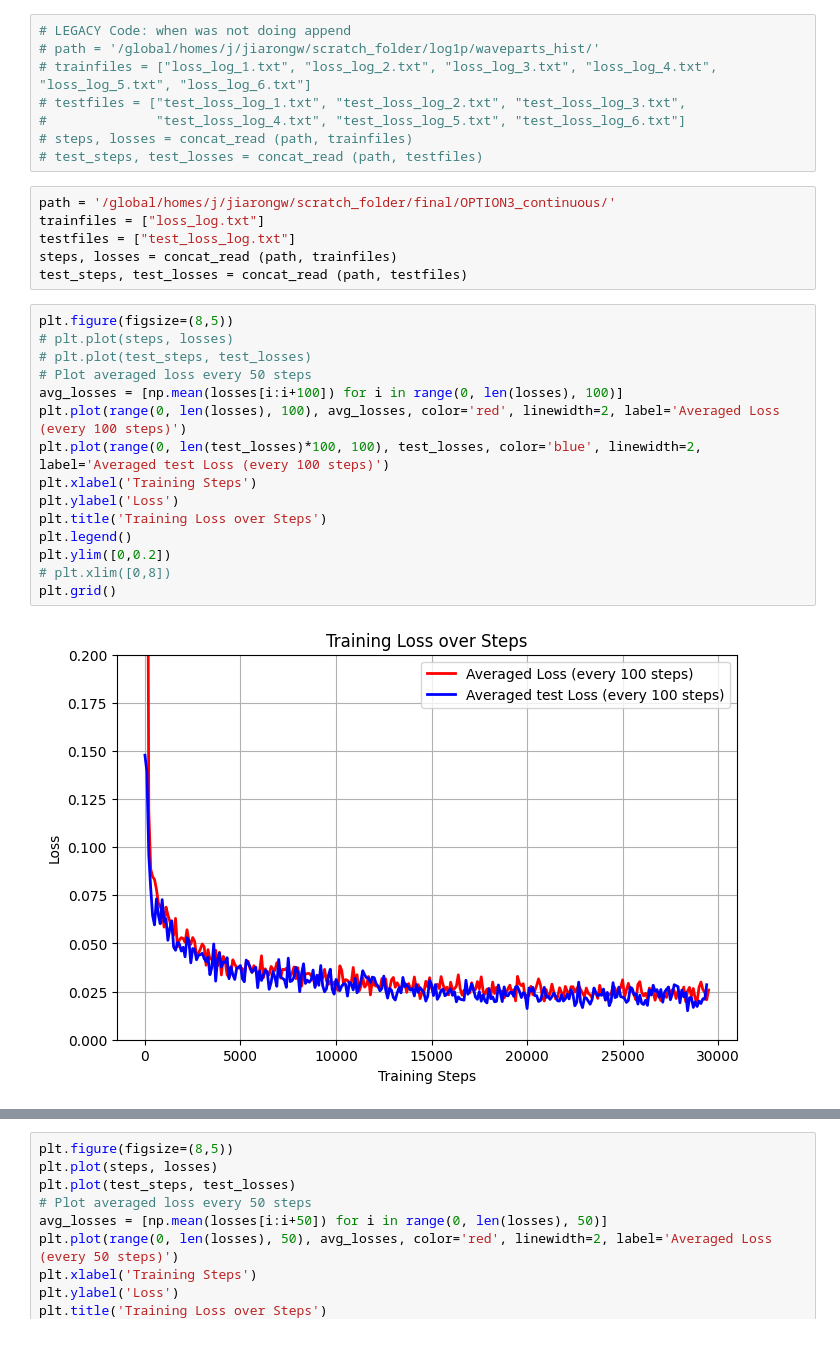
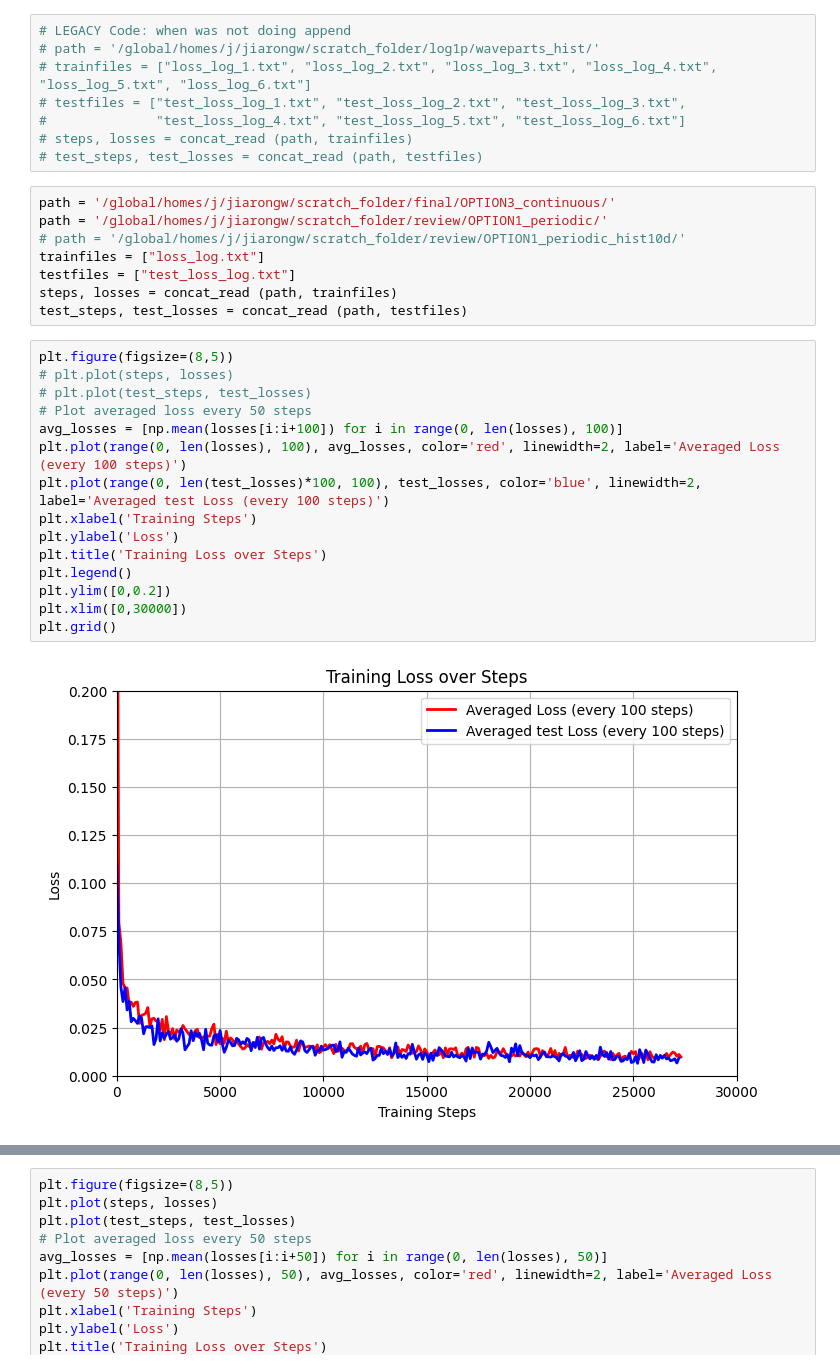
Before and after one commit to jiarong-wu/wavediffusion, a Jupyter notebook: analysis/other_analysis/loss.ipynb, the cells around one changed output, grey strips where cells are left out. Drawn from its saved outputs; the diff is of its cells as text.

```diff
--- a/analysis/other_analysis/loss.ipynb
+++ b/analysis/other_analysis/loss.ipynb
@@ -46,6 +46,8 @@ def concat_read (path, files):
 # test_steps, test_losses = concat_read (path, testfiles)
 # %%
 path = '/global/homes/j/jiarongw/scratch_folder/final/OPTION3_continuous/'
+path = '/global/homes/j/jiarongw/scratch_folder/review/OPTION1_periodic/'
+# path = '/global/homes/j/jiarongw/scratch_folder/review/OPTION1_periodic_hist10d/'
 trainfiles = ["loss_log.txt"]
 testfiles = ["test_loss_log.txt"]
 steps, losses = concat_read (path, trainfiles)
@@ -53,17 +55,17 @@ test_steps, test_losses = concat_read (path, testfiles)
 # %%
 plt.figure(figsize=(8,5))
 # plt.plot(steps, losses)
 # plt.plot(test_steps, test_losses)
 # Plot averaged loss every 50 steps
 avg_losses = [np.mean(losses[i:i+100]) for i in range(0, len(losses), 100)]
 plt.plot(range(0, len(losses), 100), avg_losses, color='red', linewidth=2, label='Averaged Loss (every 100 steps)')
 plt.plot(range(0, len(test_losses)*100, 100), test_losses, color='blue', linewidth=2, label='Averaged test Loss (every 100 steps)')
 plt.xlabel('Training Steps')
 plt.ylabel('Loss')
 plt.title('Training Loss over Steps')
 plt.legend()
 plt.ylim([0,0.2])
-# plt.xlim([0,8])
+plt.xlim([0,30000])
 plt.grid()
 # %% [output]
-[figure, old version]
+[figure, new version]
```
Also changed, not shown: parts of 1 cell of this notebook, 15 other files.
